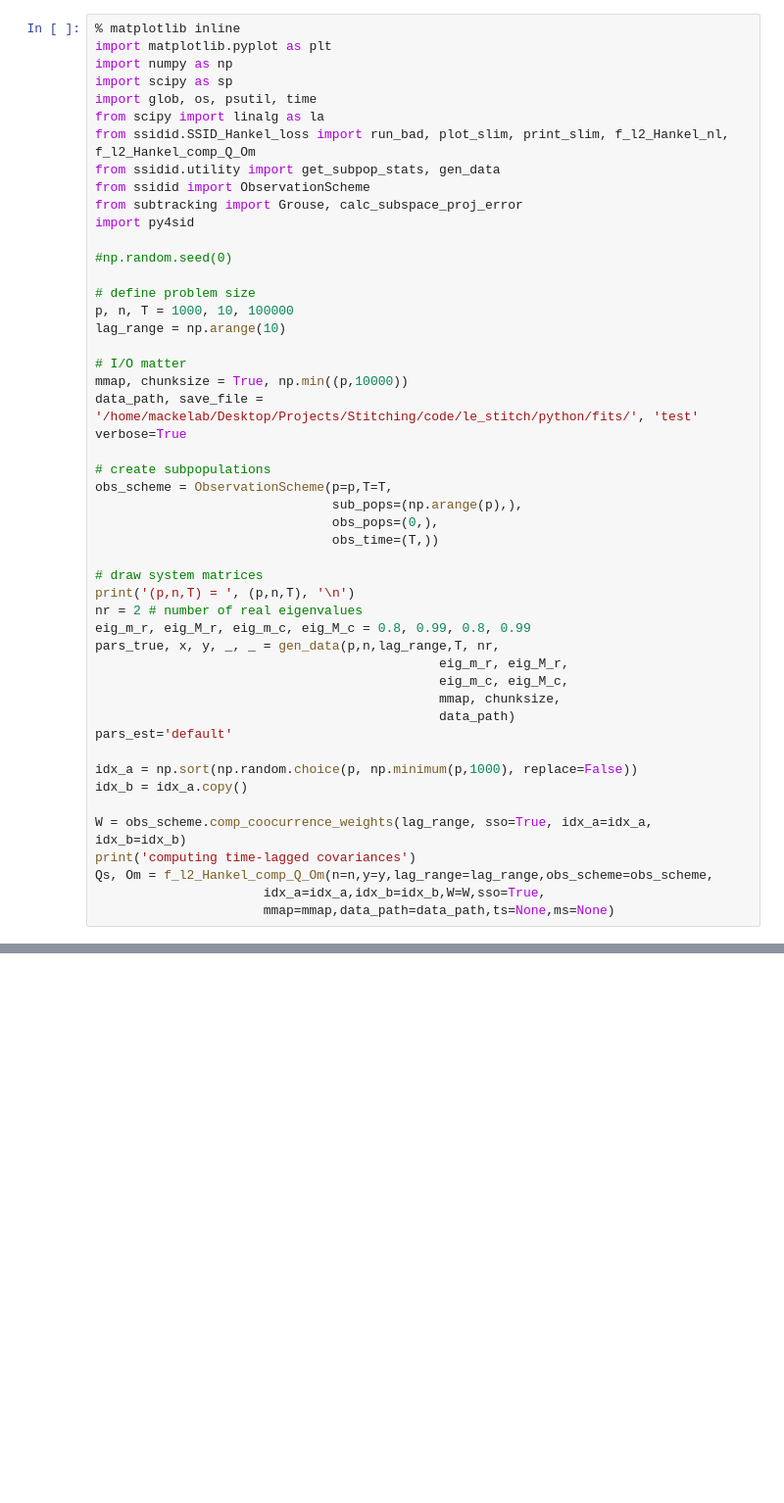
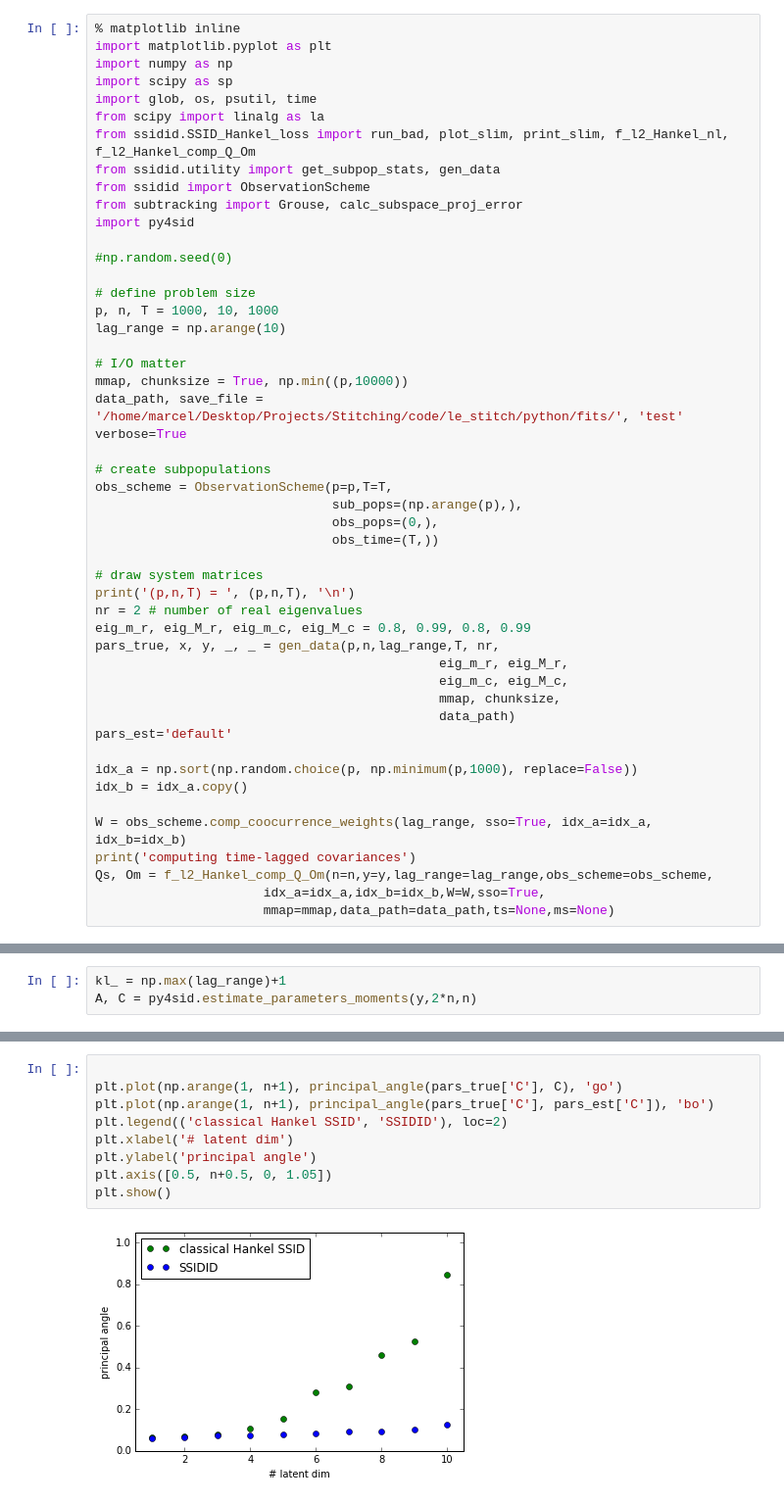
Before and after one commit to mackelab/le_stitch, a Jupyter notebook: python/dev/playground.ipynb, the cells around one changed output, grey strips where cells are left out. Shown at 98% size. Drawn from its saved outputs; the diff is of its cells as text; blank space fills up the shorter version.

```diff
--- a/python/dev/playground.ipynb
+++ b/python/dev/playground.ipynb
@@ -14,12 +14,12 @@ import py4sid
 #np.random.seed(0)
 
 # define problem size
-p, n, T = 1000, 10, 100000
+p, n, T = 1000, 10, 1000
 lag_range = np.arange(10)
 
 # I/O matter
 mmap, chunksize = True, np.min((p,10000))
-data_path, save_file = '/home/mackelab/Desktop/Projects/Stitching/code/le_stitch/python/fits/', 'test'
+data_path, save_file = '/home/marcel/Desktop/Projects/Stitching/code/le_stitch/python/fits/', 'test'
 verbose=True
 
 # create subpopulations
@@ -52,0 +61,3 @@ A, C = py4sid.estimate_parameters_moments(y,kl_,n)
+# %%
+kl_ = np.max(lag_range)+1
+A, C = py4sid.estimate_parameters_moments(y,2*n,n)
@@ -53,3 +67,14 @@ A, C = py4sid.estimate_parameters_moments(y,kl_,n)
+# %%
+
+plt.plot(np.arange(1, n+1), principal_angle(pars_true['C'], C), 'go')
+plt.plot(np.arange(1, n+1), principal_angle(pars_true['C'], pars_est['C']), 'bo')
+plt.legend(('classical Hankel SSID', 'SSIDID'), loc=2)
+plt.xlabel('# latent dim')
+plt.ylabel('principal angle')
+plt.axis([0.5, n+0.5, 0, 1.05])
+plt.show()
+# %% [output]
+[figure, added]
 # %%
 from scipy import linalg as la
 
```
Also changed, not shown: parts of 13 cells of this notebook.
